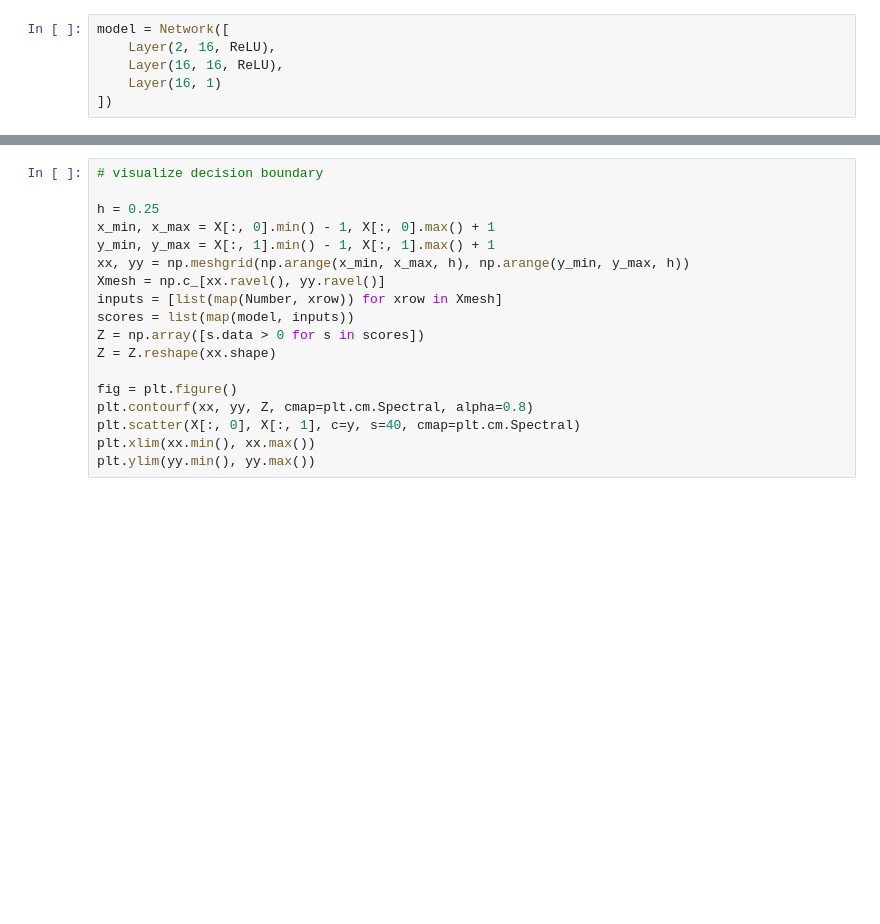
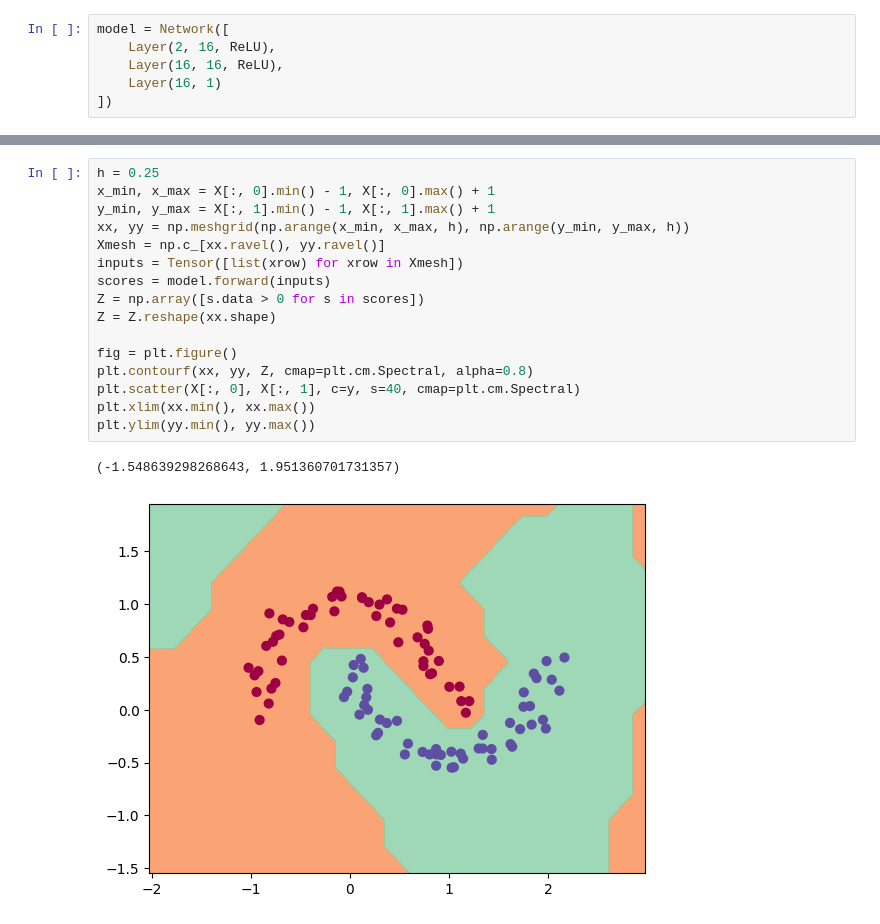
Before and after one commit to affanhamid/pyautograd, a Jupyter notebook: pyautograd/demo_tensor.ipynb, the cells around one changed output, grey strips where cells are left out. Saved outputs shown, nothing was run; the diff lists cells and outputs as text; blank space fills up the shorter version.

```diff
--- a/pyautograd/demo_tensor.ipynb
+++ b/pyautograd/demo_tensor.ipynb
@@ -39,18 +51,19 @@ for i in range(2):
 # %%
-# visualize decision boundary
-
 h = 0.25
 x_min, x_max = X[:, 0].min() - 1, X[:, 0].max() + 1
 y_min, y_max = X[:, 1].min() - 1, X[:, 1].max() + 1
 xx, yy = np.meshgrid(np.arange(x_min, x_max, h), np.arange(y_min, y_max, h))
 Xmesh = np.c_[xx.ravel(), yy.ravel()]
-inputs = [list(map(Number, xrow)) for xrow in Xmesh]
-scores = list(map(model, inputs))
+inputs = Tensor([list(xrow) for xrow in Xmesh])
+scores = model.forward(inputs)
 Z = np.array([s.data > 0 for s in scores])
 Z = Z.reshape(xx.shape)
 
 fig = plt.figure()
 plt.contourf(xx, yy, Z, cmap=plt.cm.Spectral, alpha=0.8)
 plt.scatter(X[:, 0], X[:, 1], c=y, s=40, cmap=plt.cm.Spectral)
 plt.xlim(xx.min(), xx.max())
 plt.ylim(yy.min(), yy.max())
+# %% [output]
+(-1.548639298268643, 1.951360701731357)
+[figure, added]
```
Also changed, not shown: parts of 4 cells of this notebook, 3 other files.
